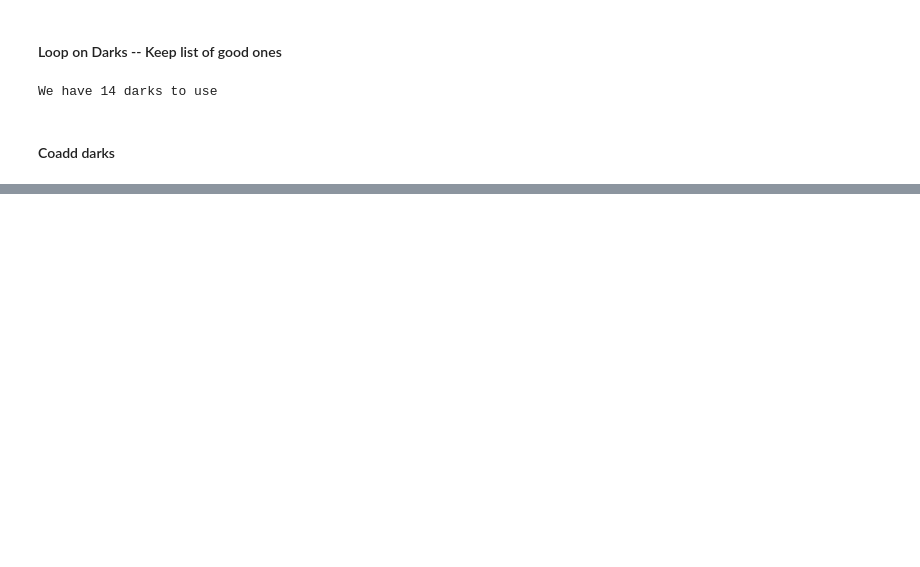
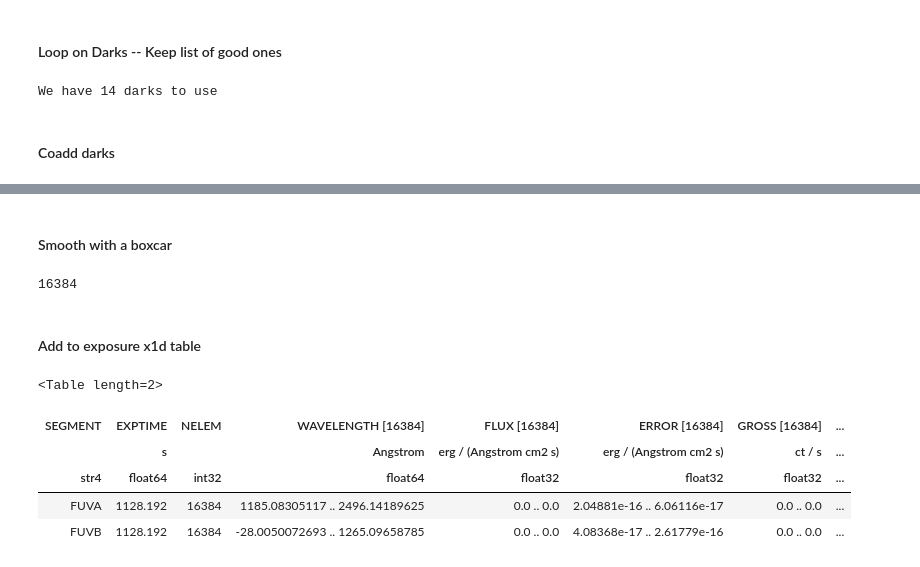
Before and after one commit to PYPIT/COS_REDUX, a Jupyter notebook: docs/nb/Redux_Example.ipynb, the cells around one changed output, grey strips where cells are left out. Saved outputs shown, nothing was run; the diff lists cells and outputs as text; code cells hidden in the pictures; blank space fills up the shorter version.

Commit message:
dark loop

```diff
--- a/docs/nb/Redux_Example.ipynb
+++ b/docs/nb/Redux_Example.ipynb
@@ -286,3 +327,10 @@ print("We have {:d} darks to use".format(len(gd_darks)))
 We have 14 darks to use
 # %% [markdown]
 #### Coadd darks
+# %%
+i0 = exfile_a.rfind('/')
+i1 = exfile_a.rfind('_corrtag')
+root_file = exfile_a[i0+1:i1]
+root_file
+#
+dark_coadd_file = rdx_path+science_folder+'darks_a/a_167/'+root_file+'_darks_a.fits'
@@ -288,0 +358,8 @@ We have 14 darks to use
+# %% [markdown]
+#### Smooth with a boxcar
+# %%
+N=500
+smooth_spec = np.convolve(spec, np.ones((N,))/N, mode='same')
+smooth_spec.size
+# %% [output]
+16384
@@ -288,0 +371,14 @@ We have 14 darks to use
+# %% [markdown]
+#### Add to exposure x1d table
+# %%
+x1d_file = rdx_path+science_folder+root_file+'_x1d.fits'
+x1d = Table.read(x1d_file)
+# %%
+x1d
+# %% [output]
+<Table length=2>
+| SEGMENT | EXPTIME | NELEM | WAVELENGTH [16384] | FLUX [16384] | ERROR [16384] | GROSS [16384] | ... |
+|  | s |  | Angstrom | erg / (Angstrom cm2 s) | erg / (Angstrom cm2 s) | ct / s | ... |
+| str4 | float64 | int32 | float64 | float32 | float32 | float32 | ... |
+| FUVA | 1128.192 | 16384 | 1185.08305117 .. 2496.14189625 | 0.0 .. 0.0 | 2.04881e-16 .. 6.06116e-17 | 0.0 .. 0.0 | ... |
+| FUVB | 1128.192 | 16384 | -28.0050072693 .. 1265.09658785 | 0.0 .. 0.0 | 4.08368e-17 .. 2.61779e-16 | 0.0 .. 0.0 | ... |
```
Also changed, not shown: parts of 28 cells of this notebook, 2 other files.
